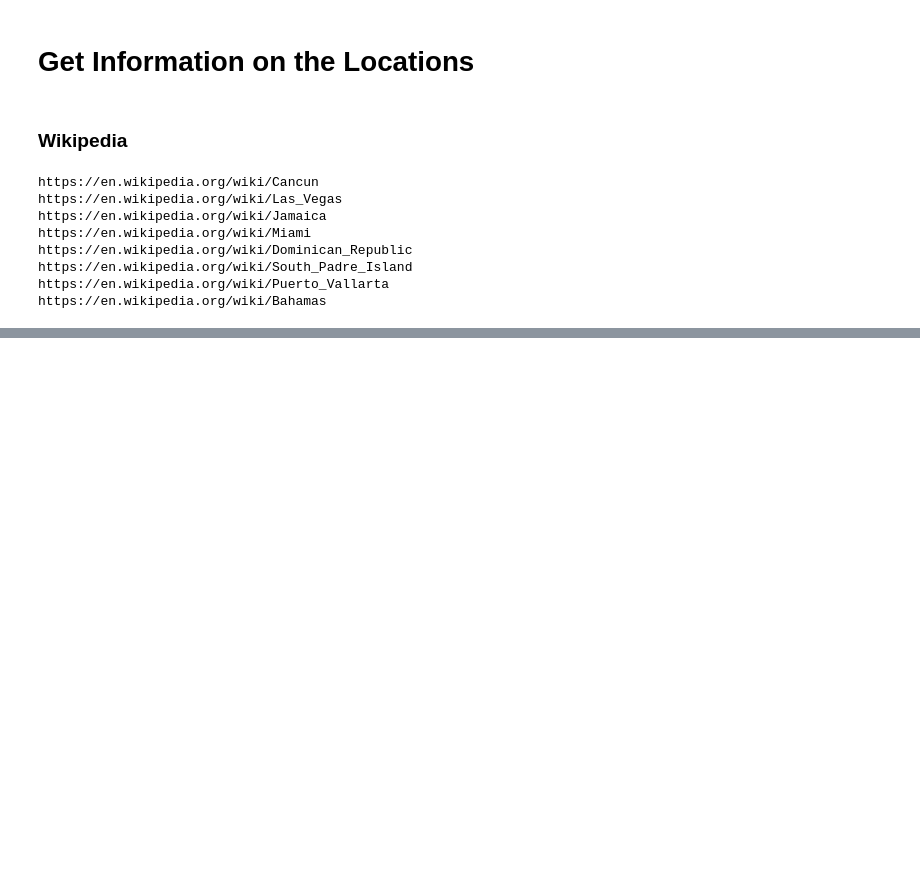
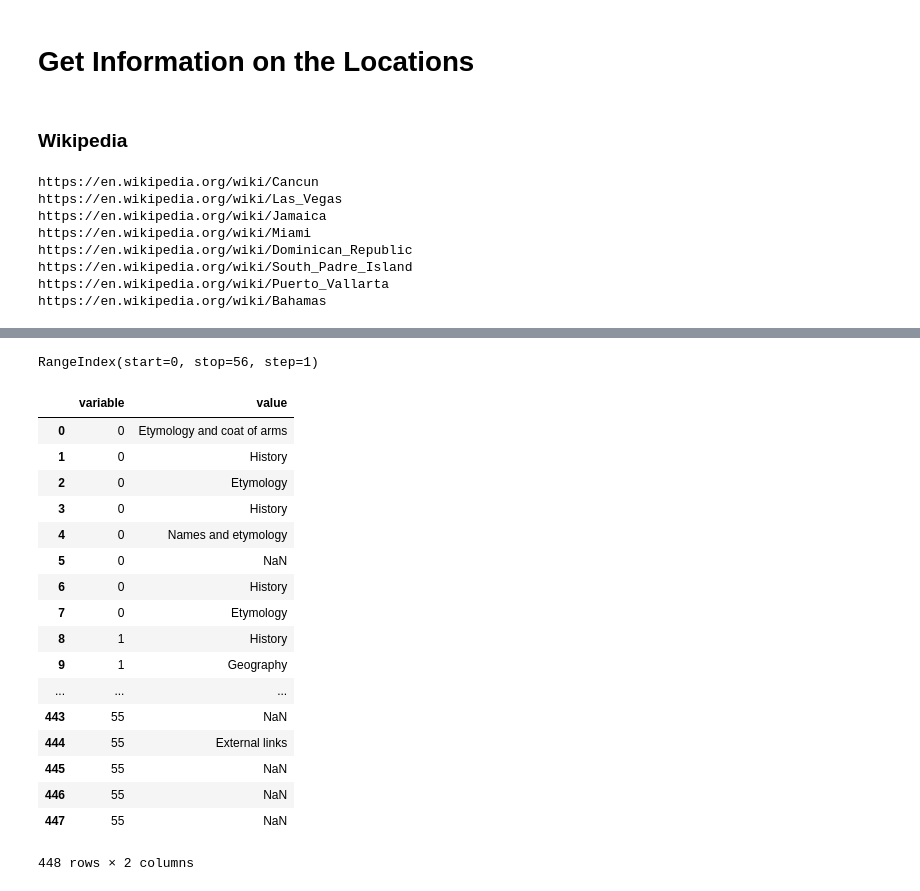
Before and after one commit to it176131/Presentations, a Jupyter notebook: Analytics_Learning_Lab_2019Q1.ipynb, the cells around one changed output, grey strips where cells are left out. Drawn from its saved outputs; the diff is of its cells as text; code cells hidden in the pictures; blank space fills up the shorter version.

```diff
--- a/Analytics_Learning_Lab_2019Q1.ipynb
+++ b/Analytics_Learning_Lab_2019Q1.ipynb
@@ -331,0 +663,36 @@ The Bahamas became an independent Commonwealth realm in 1973, retaining the Brit
+# %%
+# store this as toc_explode so we can work with it separate from df
+toc_explode = df.toc.apply(pd.Series)
+# %%
+# check out the columns
+toc_explode.columns
+# %% [output]
+RangeIndex(start=0, stop=56, step=1)
+# %%
+# there are 57 of them (range between 0 and 56, inclusive)
+# looking at the bar plot (or table) above we can see the Dominican Republic has 57 items in its toc
+# since it is the largest, that was the number of columns made
+# if a location doesn't have that many, it fills in as many columns as it can with its values, and NaN for the rest
+# the issue with this is we want rows, not columns
+# we also want to keep our locations in the index
+# to do this manipulation we'll have to `melt` our dataframe
+toc_explode.melt()
+# %% [output]
+|  | variable | value |
+| 0 | 0 | Etymology and coat of arms |
+| 1 | 0 | History |
+| 2 | 0 | Etymology |
+| 3 | 0 | History |
+| 4 | 0 | Names and etymology |
+| 5 | 0 | NaN |
+| 6 | 0 | History |
+| 7 | 0 | Etymology |
+| 8 | 1 | History |
+| 9 | 1 | Geography |
+| ... | ... | ... |
+| 443 | 55 | NaN |
+| 444 | 55 | External links |
+| 445 | 55 | NaN |
+| 446 | 55 | NaN |
+| 447 | 55 | NaN |
+448 rows × 2 columns
```
Also changed, not shown: parts of 51 cells of this notebook.
